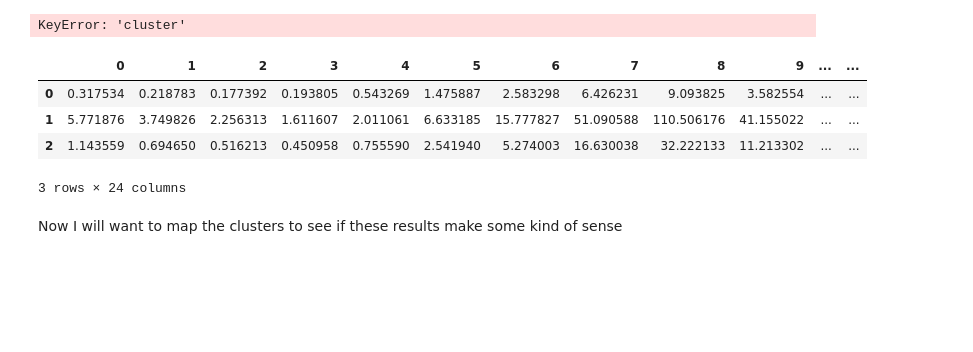
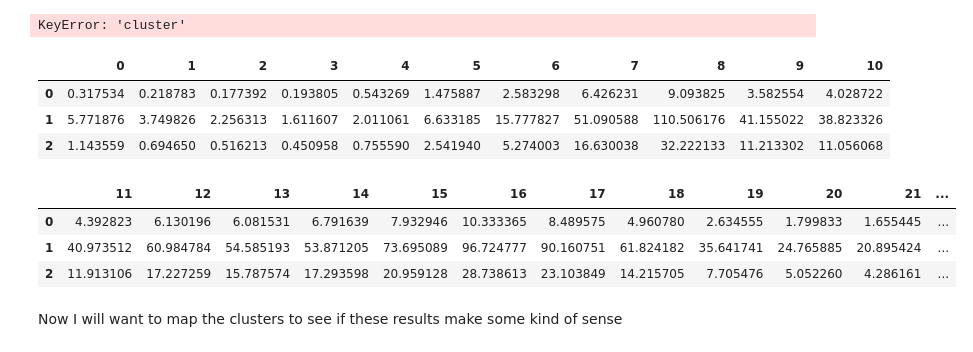
Before and after one commit to aposey11/Modern-Data-Analytics, a Jupyter notebook: MDA_work.ipynb, the cells around one changed output. Cells and saved outputs as stored; diff of their text form; code cells hidden in the pictures; blank space fills up the shorter version.

```diff
--- a/MDA_work.ipynb
+++ b/MDA_work.ipynb
@@ -373,14 +373,20 @@ for val in varun_list:
 
 
 #varun_list
+# %%
+df_varun.iloc[:, :11]
+# %% [output]
+|  | 0 | 1 | 2 | 3 | 4 | 5 | 6 | 7 | 8 | 9 | 10 |
+| 0 | 0.317534 | 0.218783 | 0.177392 | 0.193805 | 0.543269 | 1.475887 | 2.583298 | 6.426231 | 9.093825 | 3.582554 | 4.028722 |
+| 1 | 5.771876 | 3.749826 | 2.256313 | 1.611607 | 2.011061 | 6.633185 | 15.777827 | 51.090588 | 110.506176 | 41.155022 | 38.823326 |
+| 2 | 1.143559 | 0.694650 | 0.516213 | 0.450958 | 0.755590 | 2.541940 | 5.274003 | 16.630038 | 32.222133 | 11.213302 | 11.056068 |
 # %%
-df_varun
+df_varun.iloc[:, 11:]
 # %% [output]
-|  | 0 | 1 | 2 | 3 | 4 | 5 | 6 | 7 | 8 | 9 | ... | ... |
-| 0 | 0.317534 | 0.218783 | 0.177392 | 0.193805 | 0.543269 | 1.475887 | 2.583298 | 6.426231 | 9.093825 | 3.582554 | ... | ... |
-| 1 | 5.771876 | 3.749826 | 2.256313 | 1.611607 | 2.011061 | 6.633185 | 15.777827 | 51.090588 | 110.506176 | 41.155022 | ... | ... |
-| 2 | 1.143559 | 0.694650 | 0.516213 | 0.450958 | 0.755590 | 2.541940 | 5.274003 | 16.630038 | 32.222133 | 11.213302 | ... | ... |
+|  | 11 | 12 | 13 | 14 | 15 | 16 | 17 | 18 | 19 | 20 | 21 | ... |
+| 0 | 4.392823 | 6.130196 | 6.081531 | 6.791639 | 7.932946 | 10.333365 | 8.489575 | 4.960780 | 2.634555 | 1.799833 | 1.655445 | ... |
+| 1 | 40.973512 | 60.984784 | 54.585193 | 53.871205 | 73.695089 | 96.724777 | 90.160751 | 61.824182 | 35.641741 | 24.765885 | 20.895424 | ... |
+| 2 | 11.913106 | 17.227259 | 15.787574 | 17.293598 | 20.959128 | 28.738613 | 23.103849 | 14.215705 | 7.705476 | 5.052260 | 4.286161 | ... |
-3 rows × 24 columns
 # %% [markdown]
 Now I will want to map the clusters to see if these results make some kind of sense
 # %%
```
Also changed, not shown: parts of 8 cells of this notebook, 2 other files.
